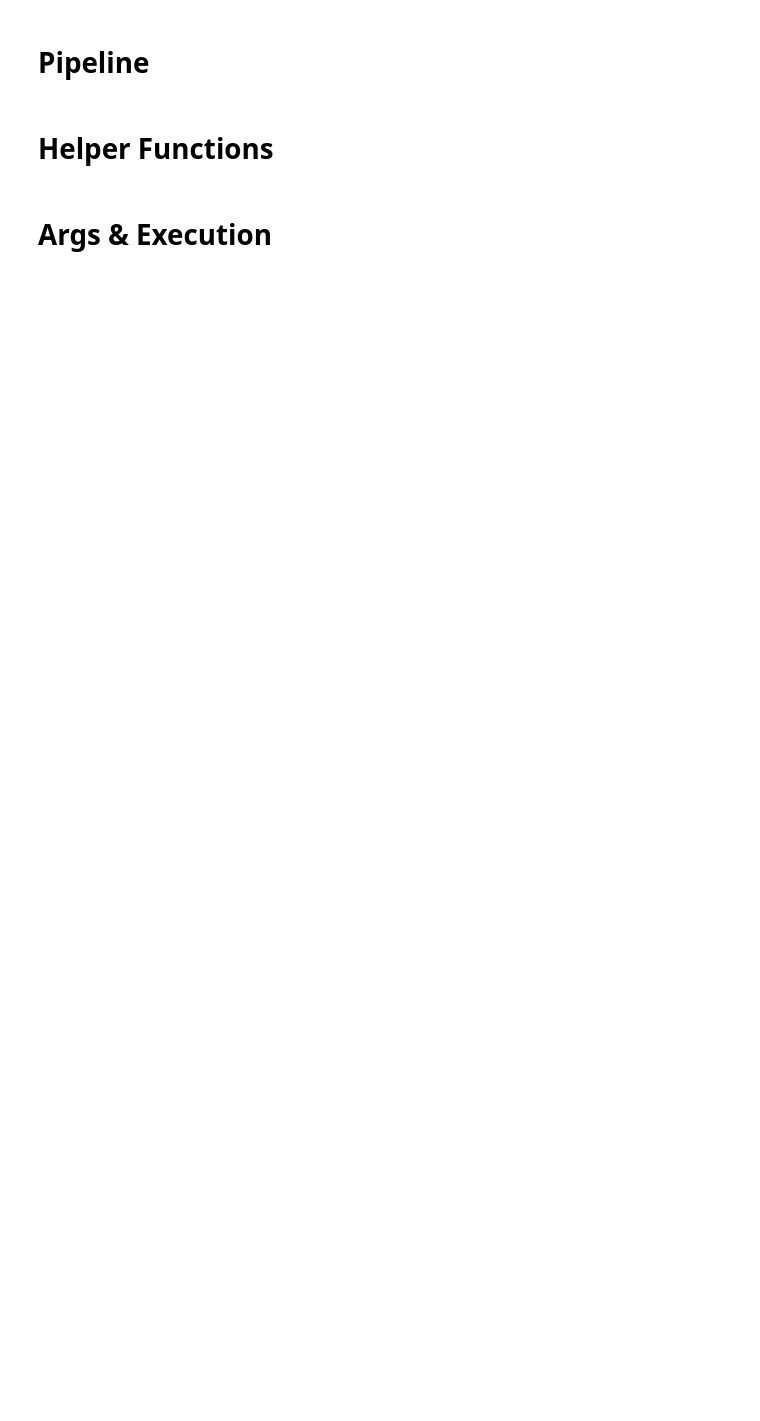
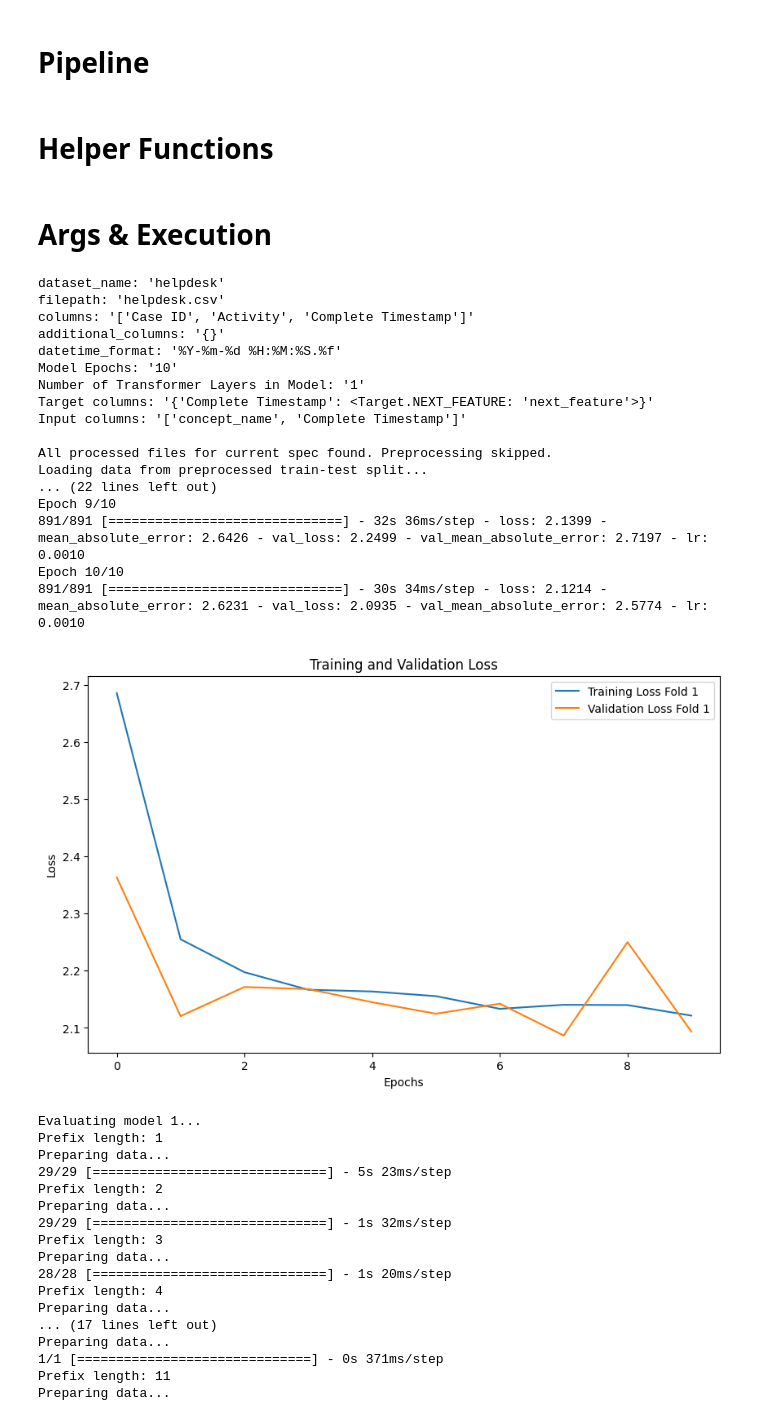
Before and after one commit to venividivincii/MasterThesis, a Jupyter notebook: MultiTaskTransformer/main.ipynb, the cells around one changed output. Drawn from its saved outputs; the diff is of its cells as text; code cells hidden in the pictures; blank space fills up the shorter version.

Commit message:
Adapted Temporal Feature Processing Implemented and Tested

```diff
--- a/MultiTaskTransformer/main.ipynb
+++ b/MultiTaskTransformer/main.ipynb
@@ -835,7 +838,7 @@ args_helpdesk = {
         "model_num_layers": 1,
         "target_columns": {"Complete Timestamp": Target.NEXT_FEATURE},
         "input_columns": ["Activity", "Complete Timestamp"],
-        "temporal_features": {Temporal_Feature.DAY_OF_WEEK: False, Temporal_Feature.HOUR_OF_DAY: False},
+        "temporal_features": {Temporal_Feature.DAY_OF_WEEK: True, Temporal_Feature.HOUR_OF_DAY: True},
         "model_architecture": Model_Architecture.COMMON_POSEMBS_TRANSF,
         "sorting": False,
         "cross_val": False
@@ -908,30 +911,66 @@ args_bpi_2015_1 = {
         "sorting": True,
         "cross_val": False
         }
 
 args_bpi_2020 = {
         "dataset_name": "bpi_2020",
         "filepath": "InternationalDeclarations.xes",
         "columns": ["case:concept:name", "concept:name", "time:timestamp"],
         "additional_columns": {},
         "datetime_format": None,
         "model_epochs": 100,
         "warmup_epochs": 10,
         "model_num_layers": 1,
         "target_columns": {"concept:name": Target.NEXT_FEATURE},
         "input_columns": ["concept:name"],
         "temporal_features": {Temporal_Feature.DAY_OF_WEEK: False, Temporal_Feature.HOUR_OF_DAY: False},
         "model_architecture": Model_Architecture.COMMON_POSEMBS_TRANSF,
         "sorting": True,
         "cross_val": False
         }
 
 # [args_helpdesk, args_sepsis, args_bpi_2012, args_bpi_2013, args_bpi_2015_1, args_bpi_2020]
 
 # processing_queue = [args_bpi_2012, args_bpi_2013, args_bpi_2015_1, args_bpi_2020]
 # for dataset in processing_queue:
 #     run(dataset)
 
 run("test_job", args_helpdesk)
 # preprocess("test_job", args_helpdesk)
 # save_csv(args_bpi_2020)
+# %% [output]
+dataset_name: 'helpdesk'
+filepath: 'helpdesk.csv'
+columns: '['Case ID', 'Activity', 'Complete Timestamp']'
+additional_columns: '{}'
+datetime_format: '%Y-%m-%d %H:%M:%S.%f'
+Model Epochs: '10'
+Number of Transformer Layers in Model: '1'
+Target columns: '{'Complete Timestamp': <Target.NEXT_FEATURE: 'next_feature'>}'
+Input columns: '['concept_name', 'Complete Timestamp']'
+
+All processed files for current spec found. Preprocessing skipped.
+Loading data from preprocessed train-test split...
+... (22 lines left out)
+Epoch 9/10
+891/891 [==============================] - 32s 36ms/step - loss: 2.1399 - mean_absolute_error: 2.6426 - val_loss: 2.2499 - val_mean_absolute_error: 2.7197 - lr: 0.0010
+Epoch 10/10
+891/891 [==============================] - 30s 34ms/step - loss: 2.1214 - mean_absolute_error: 2.6231 - val_loss: 2.0935 - val_mean_absolute_error: 2.5774 - lr: 0.0010
+[figure, added]
+Evaluating model 1...
+Prefix length: 1
+Preparing data...
+29/29 [==============================] - 5s 23ms/step
+Prefix length: 2
+Preparing data...
+29/29 [==============================] - 1s 32ms/step
+Prefix length: 3
+Preparing data...
+28/28 [==============================] - 1s 20ms/step
+Prefix length: 4
+Preparing data...
+... (17 lines left out)
+Preparing data...
+1/1 [==============================] - 0s 371ms/step
+Prefix length: 11
+Preparing data...
```
Also changed, not shown: parts of 2 cells of this notebook, 7 other files.
